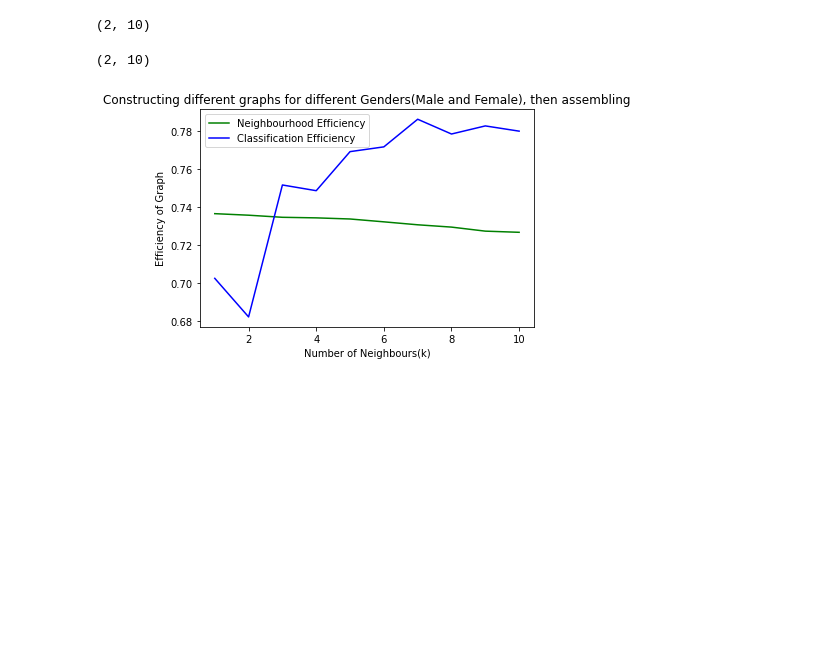
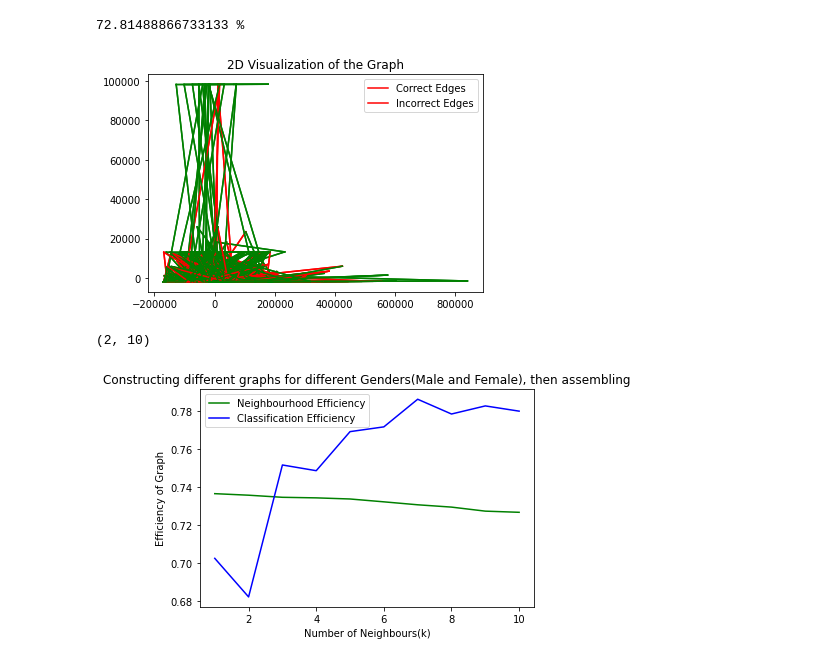
Before and after one commit to webster-781/Minor_ELL888, a Jupyter notebook: Q4.ipynb, the cells around one changed output. Drawn from its saved outputs; the diff is of its cells as text; code cells hidden in the pictures; blank space fills up the shorter version.

```diff
--- a/Q4.ipynb
+++ b/Q4.ipynb
@@ -42,3 +45,9 @@ ValueError: not enough values to unpack (expected 6, got 4)
+# %%
+A = KnnE(D,k=2)
+visualise(X_transformed,y,A)
+# %% [output]
+72.81488866733133 %
+[figure, added]
 # %%
 RM,IM,CM,yM = getAdultData2(amount = 1000, col = 'Sex', set= ' Male')
 RF,IF,CF,yF = getAdultData2(amount = 1000, col = 'Sex', set= ' Female')
@@ -50,10 +59,6 @@ print(effM.shape)
 eff = (effM + effF)/2
 # %% [output]
 (2, 10)
-# %%
-print(eff.shape)
-# %% [output]
-(2, 10)
 # %%
 K = list(range(1,11))
 plt.plot(K,eff[0],color = 'green')
```
Also changed, not shown: parts of 13 cells of this notebook, 20 other files.
